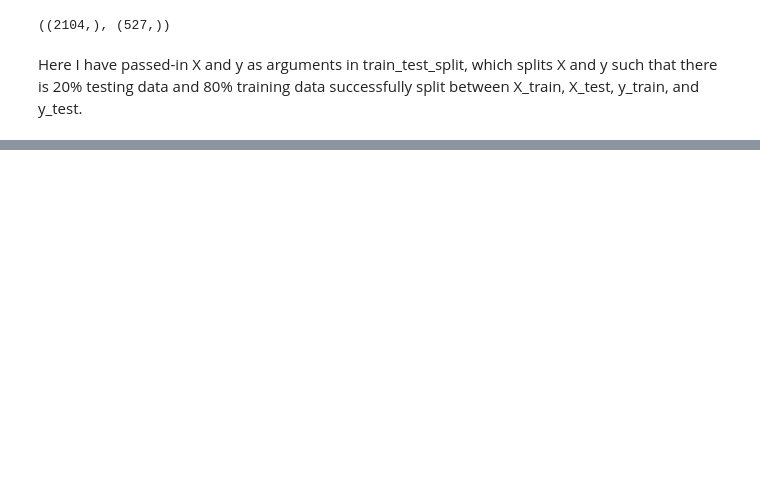
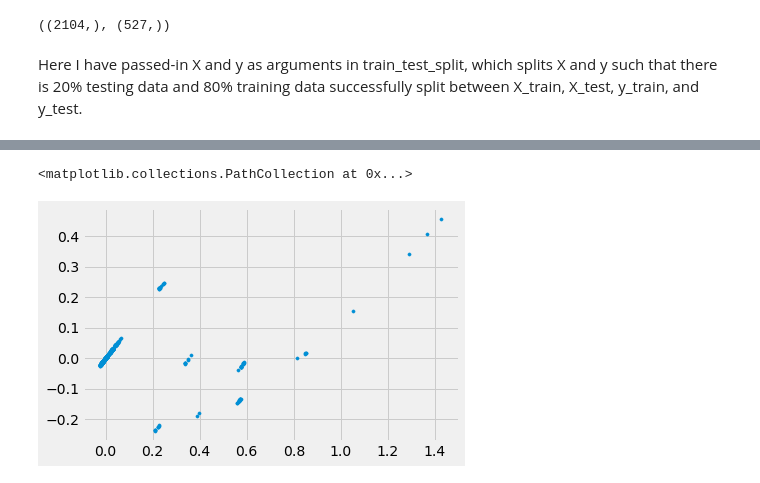
Before and after one commit to HayalDargin/Springboard_Work, a Jupyter notebook: Capstone_2/Hayal_Capstone_Two_Pre_processing_Training_Data_Development.ipynb, the cells around one changed output, grey strips where cells are left out. Cells and saved outputs as stored; diff of their text form; code cells hidden in the pictures; blank space fills up the shorter version.

```diff
--- a/Capstone_2/Hayal_Capstone_Two_Pre_processing_Training_Data_Development.ipynb
+++ b/Capstone_2/Hayal_Capstone_Two_Pre_processing_Training_Data_Development.ipynb
@@ -235,0 +355,6 @@ End
+# %%
+## plotting residual errors in test data
+plt.scatter(reg.predict(X_test), reg.predict(X_test) - y_test, s = 10, label = 'Test data')
+# %% [output]
+<matplotlib.collections.PathCollection at 0x...>
+[figure, added]
```
Also changed, not shown: parts of 61 cells of this notebook.
